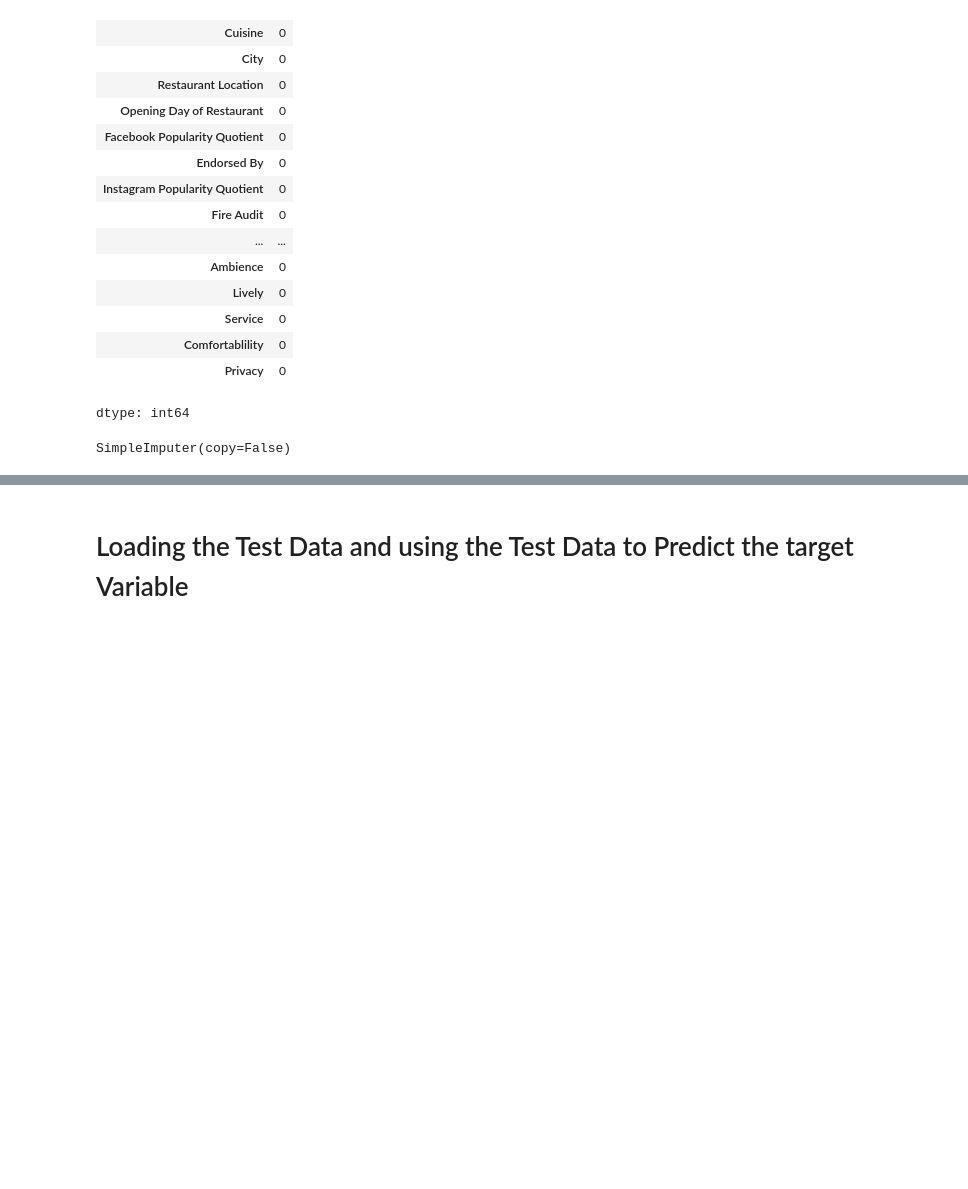
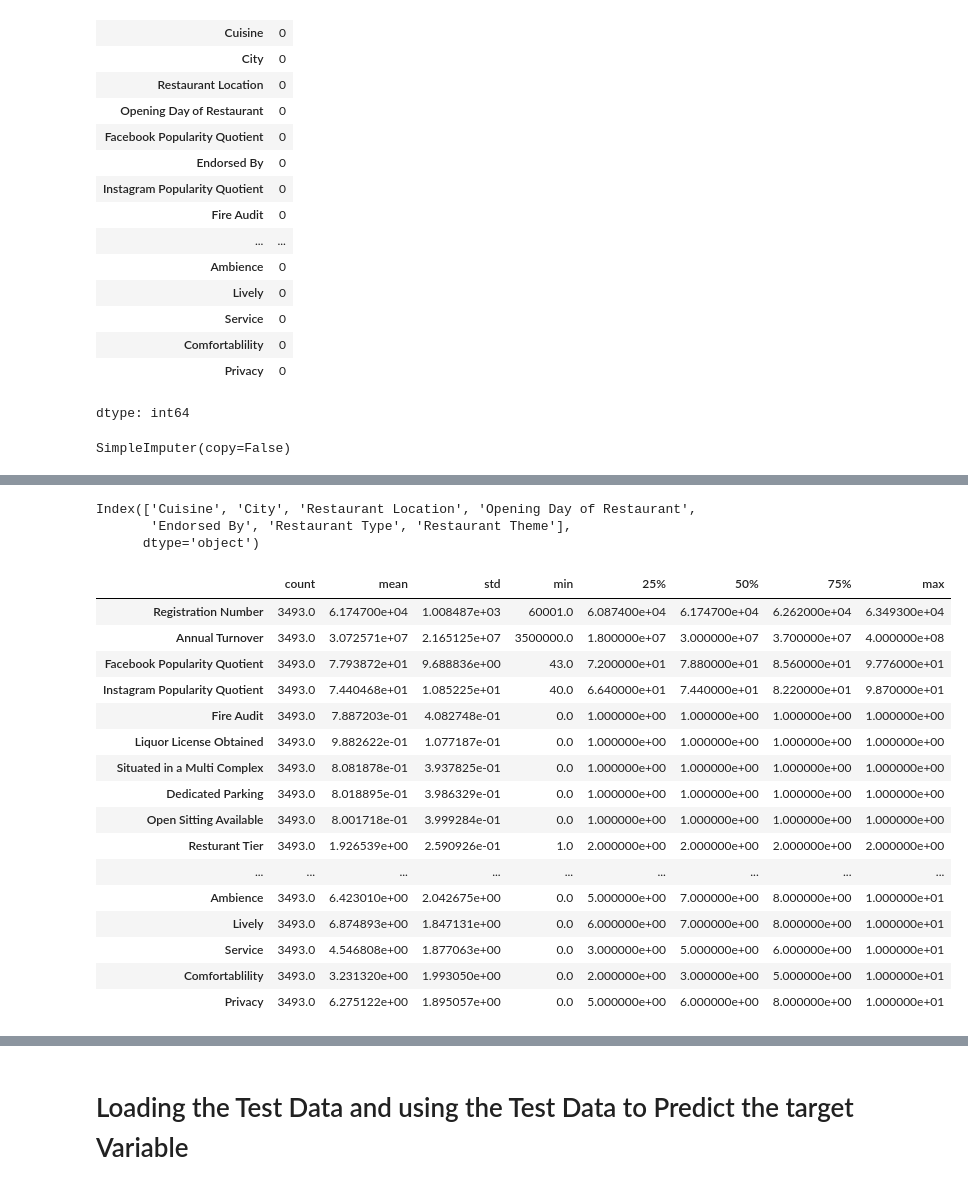
Before and after one commit to braju78/pythonFundamentals, a Jupyter notebook: Hackathons/Restaurant Turnover Prediction/Hackathon_Sample_Code.ipynb, the cells around one changed output, grey strips where cells are left out. Cells and saved outputs as stored; diff of their text form; code cells hidden in the pictures; blank space fills up the shorter version.

```diff
--- a/Hackathons/Restaurant Turnover Prediction/Hackathon_Sample_Code.ipynb
+++ b/Hackathons/Restaurant Turnover Prediction/Hackathon_Sample_Code.ipynb
@@ -86,0 +107,30 @@ df_train[['Ambience']] = SI.transform(df_train[['Ambience']])
+# %%
+# prompt: Get all the non-numeric columns from df_train
+
+non_numeric_cols = df_train.select_dtypes(exclude=['number']).columns
+print(non_numeric_cols)
+
+df_train = pd.get_dummies(df_train, columns=non_numeric_cols)
+
+df_train.describe().T
+# %% [output]
+Index(['Cuisine', 'City', 'Restaurant Location', 'Opening Day of Restaurant',
+       'Endorsed By', 'Restaurant Type', 'Restaurant Theme'],
+      dtype='object')
+|  | count | mean | std | min | 25% | 50% | 75% | max |
+| Registration Number | 3493.0 | 6.174700e+04 | 1.008487e+03 | 60001.0 | 6.087400e+04 | 6.174700e+04 | 6.262000e+04 | 6.349300e+04 |
+| Annual Turnover | 3493.0 | 3.072571e+07 | 2.165125e+07 | 3500000.0 | 1.800000e+07 | 3.000000e+07 | 3.700000e+07 | 4.000000e+08 |
+| Facebook Popularity Quotient | 3493.0 | 7.793872e+01 | 9.688836e+00 | 43.0 | 7.200000e+01 | 7.880000e+01 | 8.560000e+01 | 9.776000e+01 |
+| Instagram Popularity Quotient | 3493.0 | 7.440468e+01 | 1.085225e+01 | 40.0 | 6.640000e+01 | 7.440000e+01 | 8.220000e+01 | 9.870000e+01 |
+| Fire Audit | 3493.0 | 7.887203e-01 | 4.082748e-01 | 0.0 | 1.000000e+00 | 1.000000e+00 | 1.000000e+00 | 1.000000e+00 |
+| Liquor License Obtained | 3493.0 | 9.882622e-01 | 1.077187e-01 | 0.0 | 1.000000e+00 | 1.000000e+00 | 1.000000e+00 | 1.000000e+00 |
+| Situated in a Multi Complex | 3493.0 | 8.081878e-01 | 3.937825e-01 | 0.0 | 1.000000e+00 | 1.000000e+00 | 1.000000e+00 | 1.000000e+00 |
+| Dedicated Parking | 3493.0 | 8.018895e-01 | 3.986329e-01 | 0.0 | 1.000000e+00 | 1.000000e+00 | 1.000000e+00 | 1.000000e+00 |
+| Open Sitting Available | 3493.0 | 8.001718e-01 | 3.999284e-01 | 0.0 | 1.000000e+00 | 1.000000e+00 | 1.000000e+00 | 1.000000e+00 |
+| Resturant Tier | 3493.0 | 1.926539e+00 | 2.590926e-01 | 1.0 | 2.000000e+00 | 2.000000e+00 | 2.000000e+00 | 2.000000e+00 |
+| ... | ... | ... | ... | ... | ... | ... | ... | ... |
+| Ambience | 3493.0 | 6.423010e+00 | 2.042675e+00 | 0.0 | 5.000000e+00 | 7.000000e+00 | 8.000000e+00 | 1.000000e+01 |
+| Lively | 3493.0 | 6.874893e+00 | 1.847131e+00 | 0.0 | 6.000000e+00 | 7.000000e+00 | 8.000000e+00 | 1.000000e+01 |
+| Service | 3493.0 | 4.546808e+00 | 1.877063e+00 | 0.0 | 3.000000e+00 | 5.000000e+00 | 6.000000e+00 | 1.000000e+01 |
+| Comfortablility | 3493.0 | 3.231320e+00 | 1.993050e+00 | 0.0 | 2.000000e+00 | 3.000000e+00 | 5.000000e+00 | 1.000000e+01 |
+| Privacy | 3493.0 | 6.275122e+00 | 1.895057e+00 | 0.0 | 5.000000e+00 | 6.000000e+00 | 8.000000e+00 | 1.000000e+01 |
```
Also changed, not shown: parts of 8 cells of this notebook.
